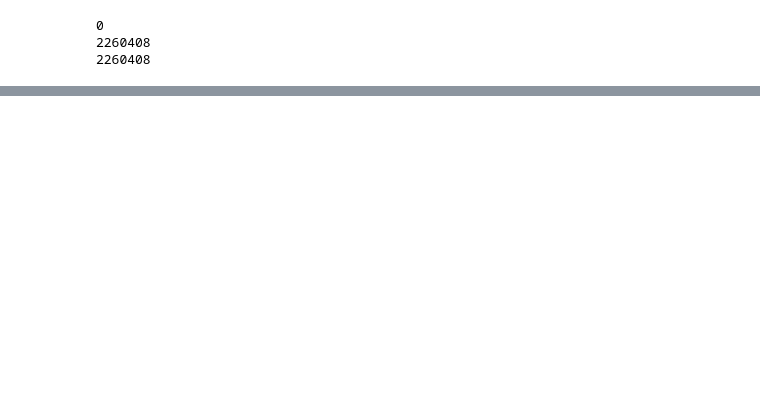
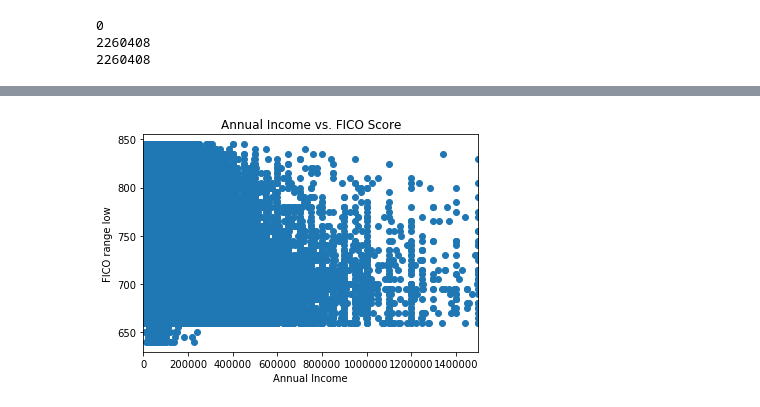
Before and after one commit to matthew-e-thomas/Spark_ML_DS5559, a Jupyter notebook: Final_Project_DS5559_data.ipynb, the cells around one changed output, grey strips where cells are left out. Cells and saved outputs as stored; diff of their text form; code cells hidden in the pictures; blank space fills up the shorter version.

```diff
--- a/Final_Project_DS5559_data.ipynb
+++ b/Final_Project_DS5559_data.ipynb
@@ -596,3 +596,13 @@ folium.LayerControl().add_to(m)
 m
 # %% [output]
 [interactive output not drawn]
+# %%
+state_data = dff.select("*").toPandas()
+
+major_pred=dff.select("loan_status_binary", "fico_range_low", "tot_cur_bal","annual_inc").toPandas()
+
+major_pred_default=major_pred[major_pred["loan_status_binary"]==1]
+major_pred_no_default=major_pred[major_pred["loan_status_binary"]==0]
+
+state_data_default=df.select("addr_state","loan_status_binary").toPandas()
+rate_by_state=state_data_default.groupby(['addr_state'],as_index=False).mean()
@@ -598,0 +671,14 @@ m
+# %%
+# create data
+x = major_pred.annual_inc
+y = major_pred.fico_range_low
+
+plt.scatter(x, y)
+
+plt.xlim(-1, 1500000)
+plt.xlabel('Annual Income')
+plt.ylabel('FICO range low')
+plt.title('Annual Income vs. FICO Score' )
+plt.show()
+# %% [output]
+[figure, added]
```
Also changed, not shown: parts of 10 cells of this notebook.
